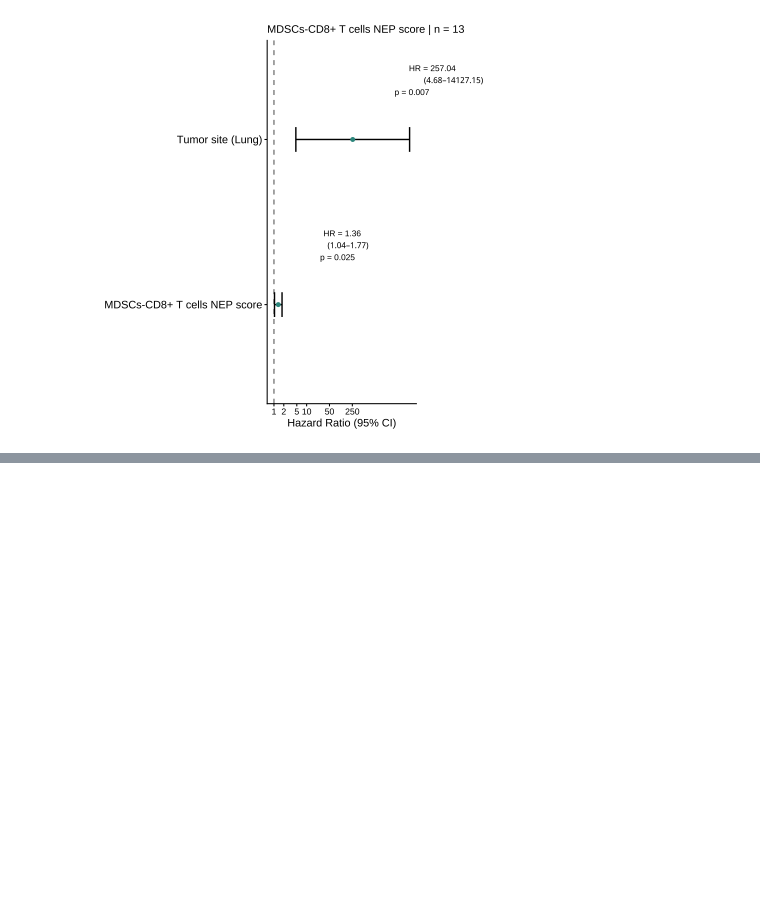
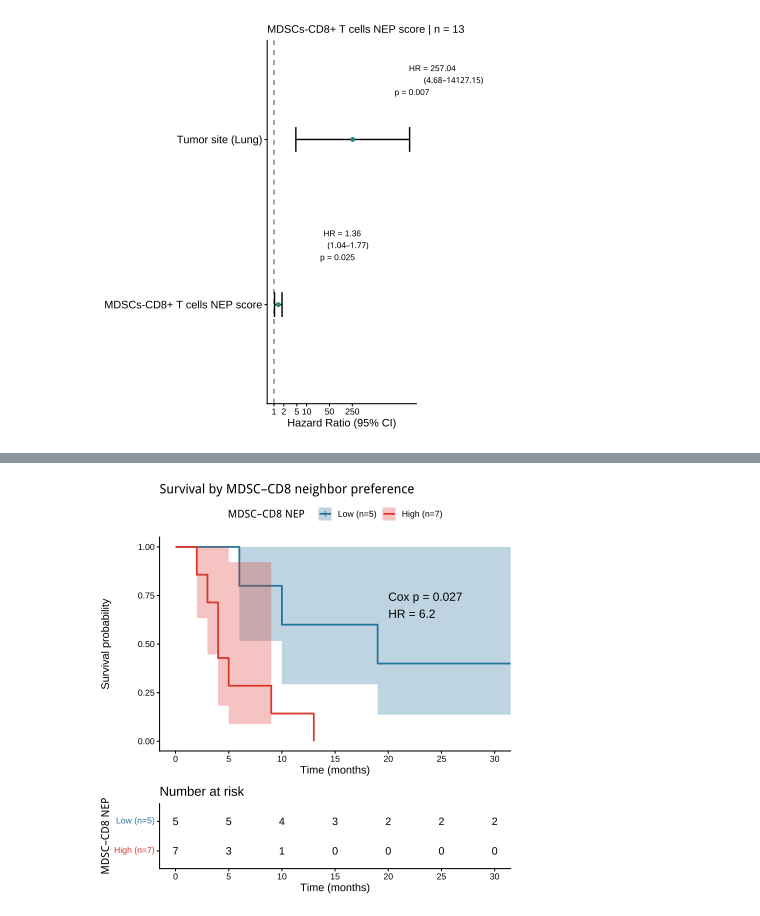
Before and after one commit to SchapiroLabor/NUT_spatial, a Jupyter notebook: figures/figure_6_R.ipynb, the cells around one changed output, grey strips where cells are left out. Drawn from its saved outputs; the diff is of its cells as text; code cells hidden in the pictures; blank space fills up the shorter version.

```diff
--- a/figures/figure_6_R.ipynb
+++ b/figures/figure_6_R.ipynb
@@ -893,0 +767,3 @@ A tibble: 13 × 5
+# %%
+niches_df <- read_csv(paste0(data_dir, "/niches_df.csv"))
+niches_df
@@ -893,0 +1123,80 @@ A tibble: 13 × 5
+# %%
+# ---- thresholds (pre-specified, biologically motivated) ----
+DIFF_MIN   <- 1     # MDSC->CD8 must exceed CD8->MDSC by at least this
+REQUIRE_POS <- TRUE # MDSC->CD8 enrichment must itself be positive
+
+# ---- build per-patient interaction table, keep BOTH directions ----
+mdscs_interaction_cd8 <- interaction_df %>%
+  filter(cell_pair %in% c("MDSCs-CD8+ T cells", "CD8+ T cells-MDSCs")) %>%
+  select(patient_ID, cell_pair, zscore) %>%
+  pivot_wider(names_from = cell_pair, values_from = zscore) %>%
+  mutate(
+    mdsc_to_cd8 = `MDSCs-CD8+ T cells`,       # suppressive direction
+    cd8_to_mdsc = `CD8+ T cells-MDSCs`,
+    zscore_diff = mdsc_to_cd8 - cd8_to_mdsc   # directional asymmetry
+  ) %>%
+  left_join(survival_df, by = "patient_ID") %>%
+  select(patient_ID, mdsc_to_cd8, cd8_to_mdsc, zscore_diff,
+         survival_time_months, event, is_lung)
+
+# ---- prep + define High/Low by the pre-specified rule ----
+model_df <- mdscs_interaction_cd8 %>%
+  filter(!is.na(zscore_diff), !is.na(survival_time_months), !is.na(event)) %>%
+  mutate(
+    is_high = (zscore_diff >= DIFF_MIN) & (!REQUIRE_POS | mdsc_to_cd8 > 0),
+    MDSC_group = factor(ifelse(is_high, "High", "Low"), levels = c("Low", "High"))
+  )
+
+cat("n =", nrow(model_df), " events =", sum(model_df$event), "\n")
+model_df %>% count(MDSC_group) %>% print()
+model_df %>% select(patient_ID, mdsc_to_cd8, cd8_to_mdsc, zscore_diff, MDSC_group) %>%
+  arrange(desc(zscore_diff)) %>% print()
+
+# =====================================================================
+# Cox on the BINARY group (single covariate, no stratification)
+# =====================================================================
+fit_cox <- coxph(
+  Surv(survival_time_months, event) ~ MDSC_group,
+  data = model_df
+)
+print(summary(fit_cox))
+print(cox.zph(fit_cox))
+
+cox_p  <- summary(fit_cox)$coefficients["MDSC_groupHigh", "Pr(>|z|)"]
+cox_hr <- summary(fit_cox)$coefficients["MDSC_groupHigh", "exp(coef)"]
+
+# =====================================================================
+# KM on the pre-specified group
+# =====================================================================
+fit_km <- survfit(Surv(survival_time_months, event) ~ MDSC_group, data = model_df)
+
+n_high <- sum(model_df$MDSC_group == "High")
+n_low  <- sum(model_df$MDSC_group == "Low")
+
+km <- ggsurvplot(
+  fit_km,
+  data        = model_df,
+  pval        = paste0("Cox p = ", signif(cox_p, 2),
+                       "\nHR = ", signif(cox_hr, 2)),
+  pval.coord  = c(20, 0.7),
+  conf.int    = TRUE,
+  risk.table  = TRUE,
+  risk.table.height = 0.28,
+  palette     = c("#2E86AB", "#E74C3C"),
+  xlab        = "Time (months)",
+  ylab        = "Survival probability",
+  title       = "Survival by MDSC\u2013CD8 neighbor preference",
+  legend.title = "MDSC\u2013CD8 NEP",
+  legend.labs  = c(paste0("Low (n=", n_low, ")"),
+                   paste0("High (n=", n_high, ")")),
+    xlim        = c(0, 30),          # zoom to where events happen
+  break.time.by = 5,              # ticks every 10 months
+  ggtheme     = theme_classic(base_size = 13)
+)
+km
+
+ggsave(file.path(results_dir, "KM_MDSC_CD8_prespecified_split.pdf"),
+       plot = km$plot, width = 7, height = 5, dpi = 300, bg = "white")
+ggsave(file.path(results_dir, "KM_MDSC_CD8_prespecified_split_table.pdf"),
+       plot = km$table, width = 7, height = 2, dpi = 300, bg = "white")
+# %% [output]
@@ -893,0 +1224 @@ A tibble: 13 × 5
+[figure, added]
```
Also changed, not shown: parts of 20 cells of this notebook, 15 other files.
